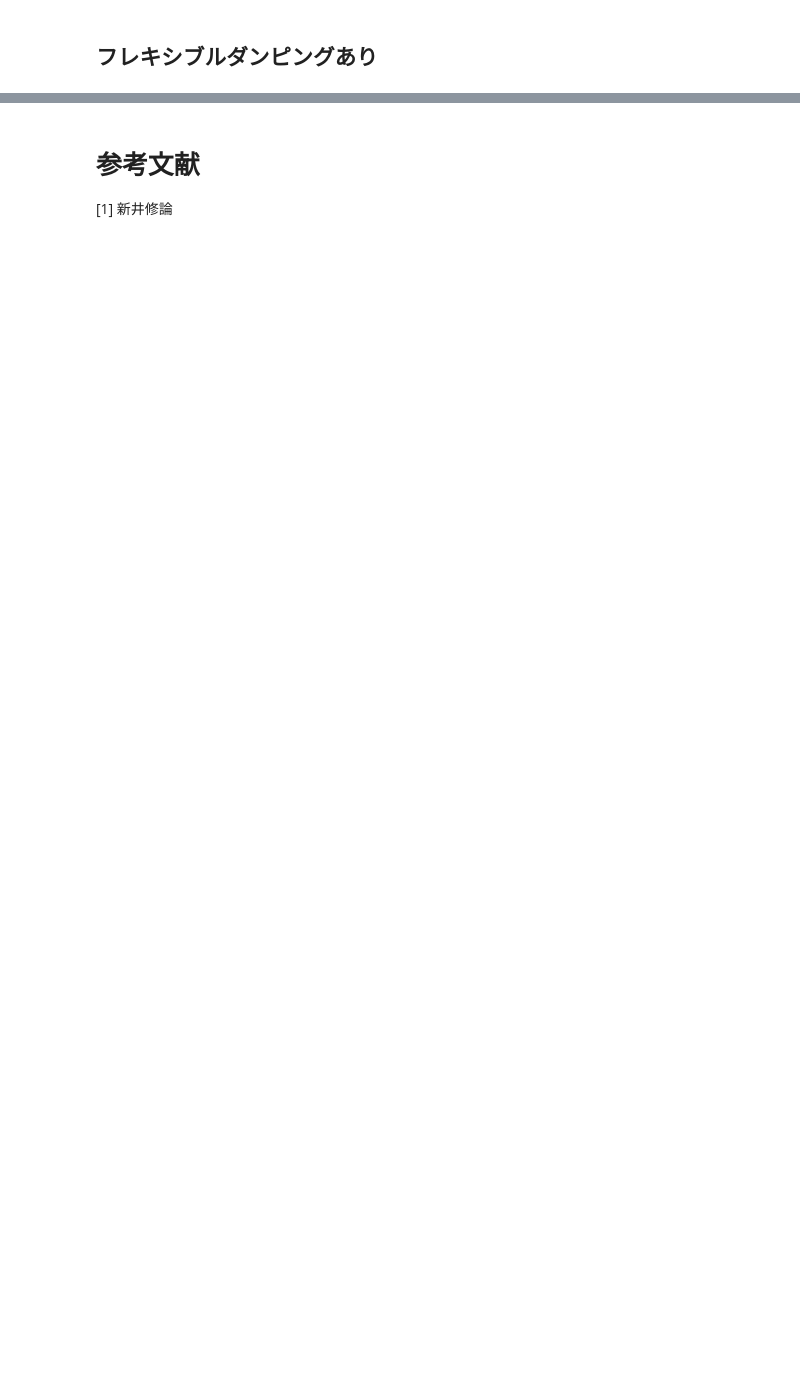
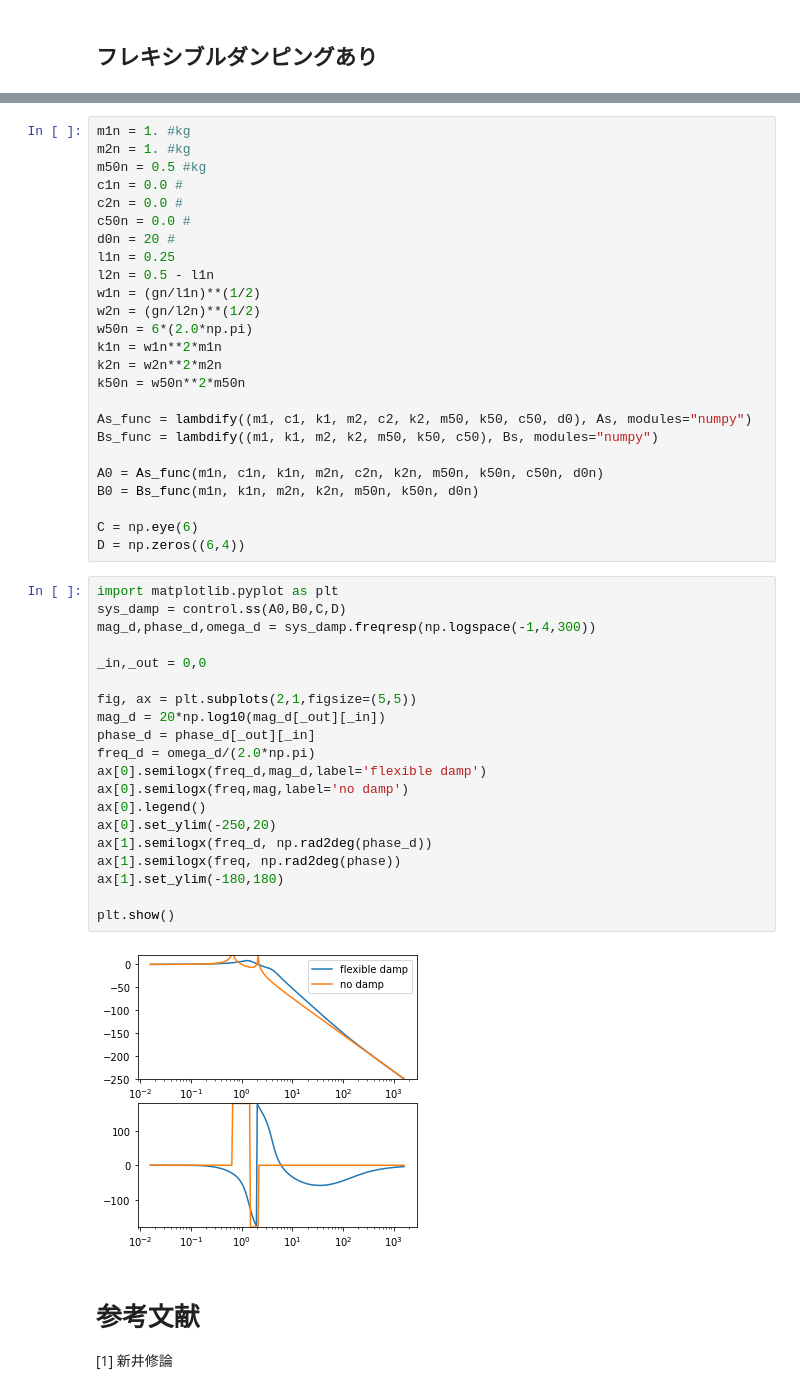
Before and after one commit to gw-vis/kagra-vis, a Jupyter notebook: beginner/pendulum.ipynb, the cells around one changed output, grey strips where cells are left out. Saved outputs shown, nothing was run; the diff lists cells and outputs as text; blank space fills up the shorter version.

```diff
--- a/beginner/pendulum.ipynb
+++ b/beginner/pendulum.ipynb
@@ -310,3 +231,50 @@ ax[0].set_xlabel('Frequency [Hz]')
+# %%
+m1n = 1. #kg
+m2n = 1. #kg
+m50n = 0.5 #kg
+c1n = 0.0 #
+c2n = 0.0 #
+c50n = 0.0 #
+d0n = 20 #
+l1n = 0.25
+l2n = 0.5 - l1n
+w1n = (gn/l1n)**(1/2)
+w2n = (gn/l2n)**(1/2)
+w50n = 6*(2.0*np.pi)
+k1n = w1n**2*m1n
+k2n = w2n**2*m2n
+k50n = w50n**2*m50n
+
+As_func = lambdify((m1, c1, k1, m2, c2, k2, m50, k50, c50, d0), As, modules="numpy")
+Bs_func = lambdify((m1, k1, m2, k2, m50, k50, c50), Bs, modules="numpy")
+
+A0 = As_func(m1n, c1n, k1n, m2n, c2n, k2n, m50n, k50n, c50n, d0n)
+B0 = Bs_func(m1n, k1n, m2n, k2n, m50n, k50n, d0n)
+
+C = np.eye(6)
+D = np.zeros((6,4))
+# %%
+import matplotlib.pyplot as plt
+sys_damp = control.ss(A0,B0,C,D)
+mag_d,phase_d,omega_d = sys_damp.freqresp(np.logspace(-1,4,300))
+
+_in,_out = 0,0
+
+fig, ax = plt.subplots(2,1,figsize=(5,5))
+mag_d = 20*np.log10(mag_d[_out][_in])
+phase_d = phase_d[_out][_in]
+freq_d = omega_d/(2.0*np.pi)
+ax[0].semilogx(freq_d,mag_d,label='flexible damp')
+ax[0].semilogx(freq,mag,label='no damp')
+ax[0].legend()
+ax[0].set_ylim(-250,20)
+ax[1].semilogx(freq_d, np.rad2deg(phase_d))
+ax[1].semilogx(freq, np.rad2deg(phase))
+ax[1].set_ylim(-180,180)
+
+plt.show()
+# %% [output]
+[figure, added]
 # %% [markdown]
 # 参考文献
 [1] 新井修論
```
Also changed, not shown: parts of 31 cells of this notebook, 1 other file.
